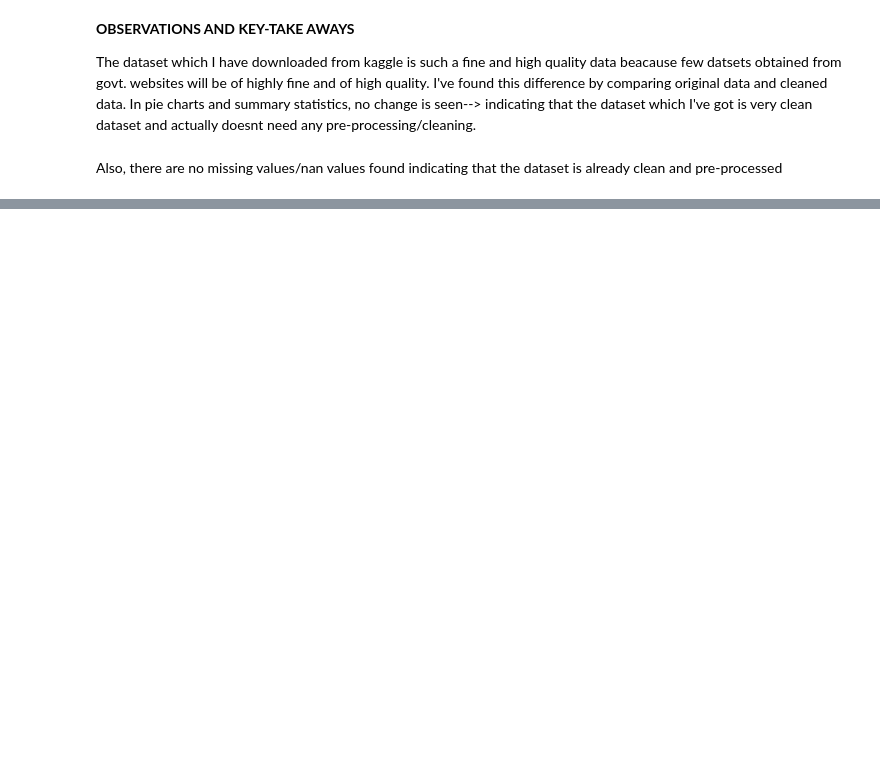
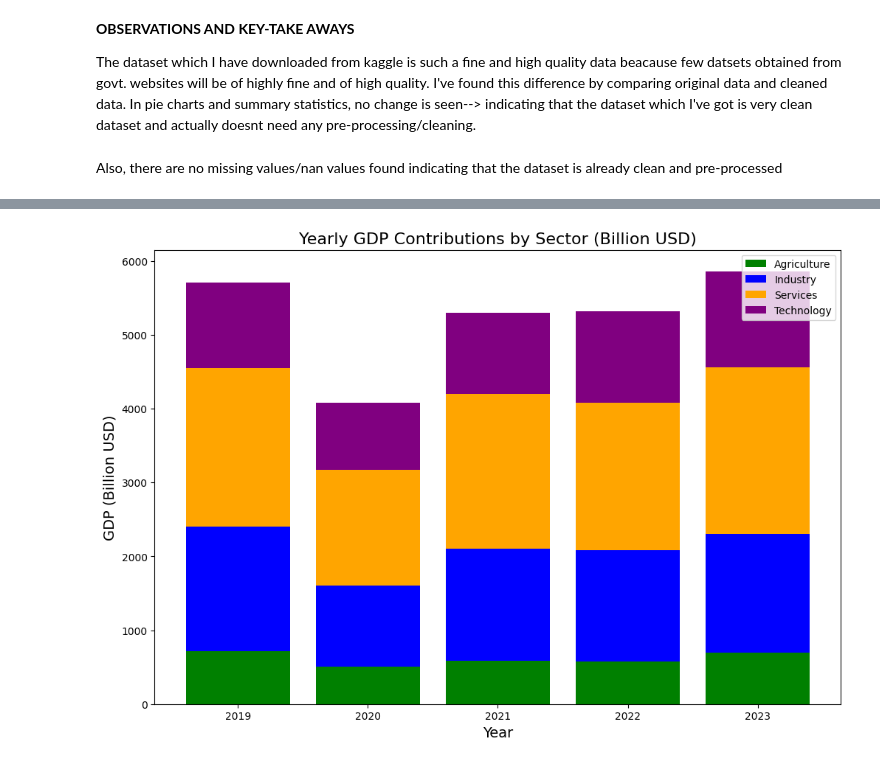
Before and after one commit to JOSHITHA6/GDP_PRODUCTIVITY_INFO, a Jupyter notebook: GDP_PRODUCTION.ipynb, the cells around one changed output, grey strips where cells are left out. Cells and saved outputs as stored; diff of their text form; code cells hidden in the pictures; blank space fills up the shorter version.

```diff
--- a/GDP_PRODUCTION.ipynb
+++ b/GDP_PRODUCTION.ipynb
@@ -227,0 +393,13 @@ Also, there are no missing values/nan values found indicating that the dataset i
+# %%
+plt.figure(figsize=(12, 8))
+plt.bar(yearly_metrics['Year'], yearly_metrics['Total_Agriculture_GDP'], label='Agriculture', color='green')
+plt.bar(yearly_metrics['Year'], yearly_metrics['Total_Industry_GDP'], label='Industry', bottom=yearly_metrics['Total_Agriculture_GDP'], color='blue')
+plt.bar(yearly_metrics['Year'], yearly_metrics['Total_Services_GDP'], label='Services', bottom=yearly_metrics['Total_Agriculture_GDP'] + yearly_metrics['Total_Industry_GDP'], color='orange')
+plt.bar(yearly_metrics['Year'], yearly_metrics['Total_Technology_GDP'], label='Technology', bottom=yearly_metrics['Total_Agriculture_GDP'] + yearly_metrics['Total_Industry_GDP'] + yearly_metrics['Total_Services_GDP'], color='purple')
+plt.title("Yearly GDP Contributions by Sector (Billion USD)", fontsize=16)
+plt.xlabel("Year", fontsize=14)
+plt.ylabel("GDP (Billion USD)", fontsize=14)
+plt.legend()
+plt.show()
+# %% [output]
+[figure, added]
```
Also changed, not shown: parts of 5 cells of this notebook.
